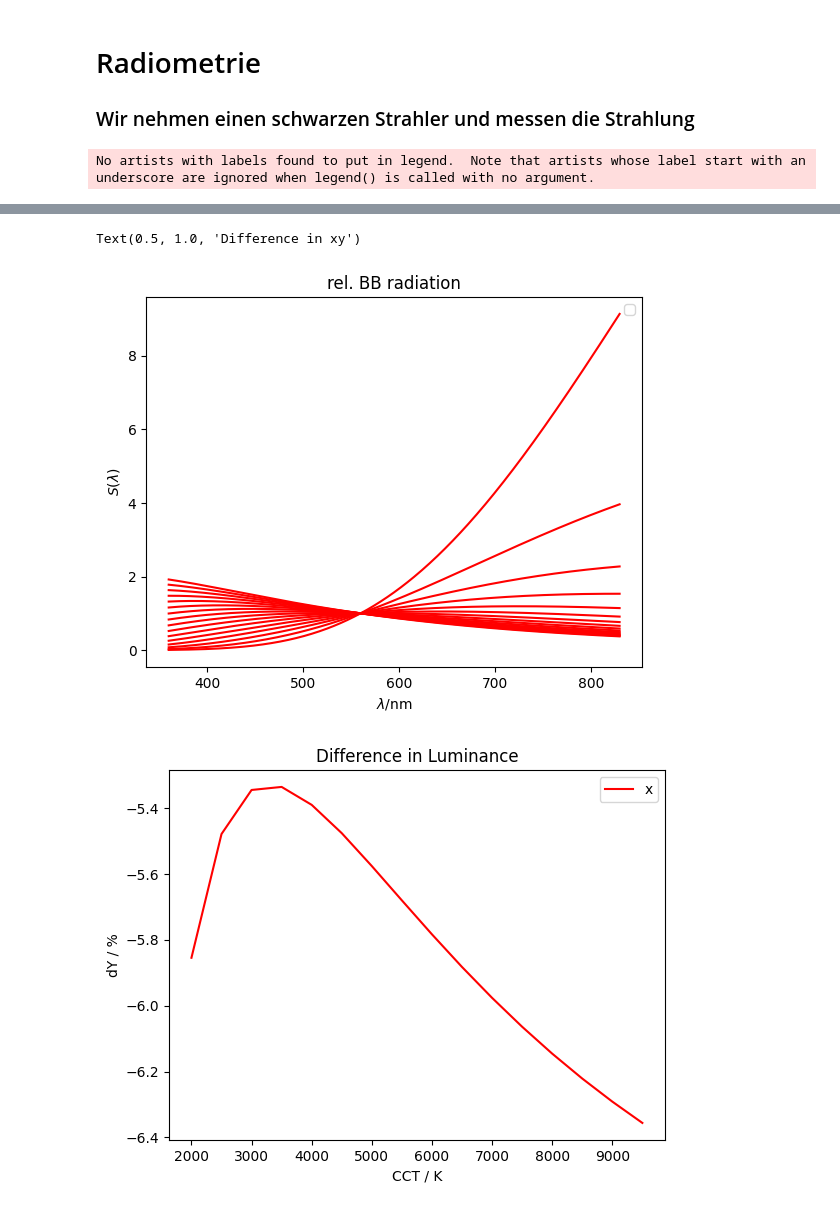
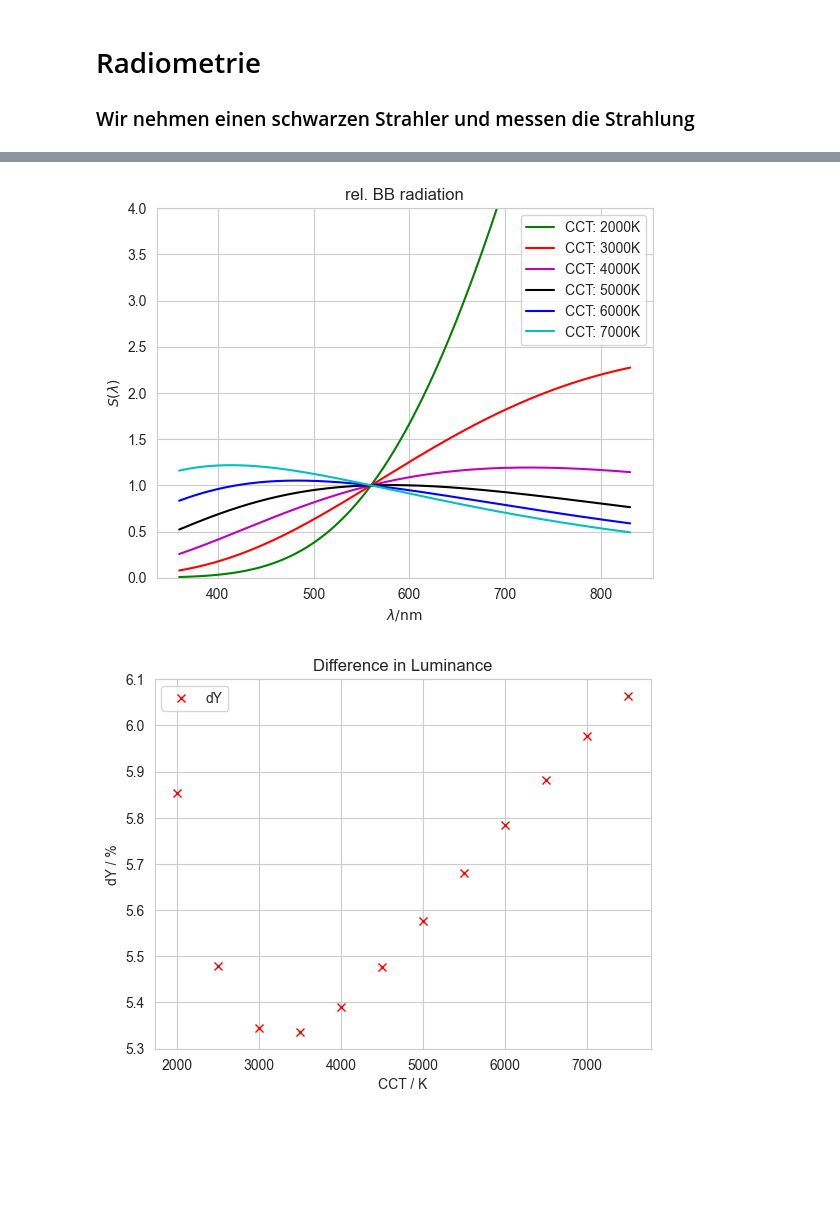
Before and after one commit to empir19nrm02/empir19nrm02, a Jupyter notebook: empir19nrm02/Jupyter/VLambda100.ipynb, the cells around one changed output, grey strips where cells are left out. Drawn from its saved outputs; the diff is of its cells as text; code cells hidden in the pictures; blank space fills up the shorter version.

```diff
--- a/empir19nrm02/Jupyter/VLambda100.ipynb
+++ b/empir19nrm02/Jupyter/VLambda100.ipynb
@@ -128,6 +138,9 @@ What is included here (including the new once)?
 * Show name
 * Plot compared to th CIE_1931_2° standard observer
 # %%
+ax = plot_cmf2()
+ax.set_title('CIE1931_2° Spectral Luminous Efficiency Functions')
+save_fig( out_dir, 'VL_' + 'org')
 for cmf in cmfSelection[1:]:
     ax = plot_cmf2()
     plot_cmf2(name=cmf, ax=ax, cmf_symbols = ['x'+colorData[cmf]['name'], 'y'+colorData[cmf]['name'], 'z'+colorData[cmf]['name']], spdmax=2)
@@ -192,7 +206,7 @@ for spd in ['PHOTOLED', 'MONOLED']:
     DataCSpace1=lx.xyz_to_Yxy(lx.spd_to_xyz(_spectra, cieobs='2006_2', relative=False))
 
     fig, ax = pyplot.subplots()
-    diffData =DataCSpace0- DataCSpace1
+    diffData =DataCSpace1- DataCSpace0
     if 'MONOLED' in spd:
         ax.plot( diffData.T[1], 'r.', label='x')
         ax.plot( diffData.T[2], 'g.', label='y')
@@ -207,7 +221,7 @@ for spd in ['PHOTOLED', 'MONOLED']:
     ax.set_title('Difference in xy')
     save_fig(out_dir, spd + 'D_xy')
 
-    YDiff = (DataCSpace0.T[0]- DataCSpace1.T[0])/DataCSpace0.T[0]*100
+    YDiff = (DataCSpace1.T[0]- DataCSpace0.T[0])/DataCSpace0.T[0]*100
     fig1, ax1 = pyplot.subplots()
     if 'MONOLED' in spd:
         ax1.plot( YDiff, 'r.')
@@ -216,6 +230,8 @@ for spd in ['PHOTOLED', 'MONOLED']:
         ax1.plot( cct, YDiff, 'r.')
         ax1.set_xlim( (0, 10000))
         ax1.set_xlabel('CCT / K')
+        YDiffPL = YDiff
+        cctPL = cct
     ax1.set_title('rel. Difference in Y')
     ax1.set_ylabel('dY / %')
     save_fig(out_dir, spd + '_Yrel')
@@ -230,37 +260,36 @@ for spd in ['PHOTOLED', 'MONOLED']:
 # Radiometrie
 ### Wir nehmen einen schwarzen Strahler und messen die Strahlung
 # %%
-cct_range = [3000, 4000, 5000, 6000, 7000, 8000, 9000, 10000]
-cct_range = np.arange(2000, 10000, 500)
+cct_range = [3000, 4000, 5000, 6000, 7000, 8000]
+cct_range = np.arange(2000, 8000, 500)
 fig, ax = pyplot.subplots()
 # lege eine Liste an, um die Werte zu speichern
 Yxy_1932_2 = np.zeros((len(cct_range), 3))
 Yxy_2006_2 = np.zeros((len(cct_range), 3))
 for i, cct in enumerate(cct_range):
     s_bb=lx.blackbody( cct, lx._CMF['1931_2']['bar'][0], relative=True)
-    ax.plot( s_bb[0], s_bb[1], 'r-')
+    if cct % 1000 == 0:
+        ax.plot( s_bb[0], s_bb[1], colorIndex[i], label='CCT: ' + str(cct) + 'K')
     Yxy_1932_2[i] = lx.xyz_to_Yxy(lx.spd_to_xyz(s_bb, cieobs='1931_2', relative=False))
     Yxy_2006_2[i] = lx.xyz_to_Yxy(lx.spd_to_xyz(s_bb, cieobs='2006_2', relative=False))
 
-    # hier stimmen die Werte noch nicht :-(, die Leuchtdichte ist zu hoch
-    print( Yxy_1932_2[i], Yxy_2006_2[i])
-    print( 'dx,dy:',(Yxy_1932_2[i] - Yxy_2006_2[i])[1:])
-    print( 'dY:', ((Yxy_1932_2[i] - Yxy_2006_2[i])/Yxy_1932_2[i])[0])
-
 ax.set_xlabel('$\lambda / \mathrm{nm}$')
 ax.set_ylabel('$S(\lambda)$')
+ax.set_ylim( (0, 4))
 ax.legend()
 ax.set_title('rel. BB radiation')
+save_fig(out_dir, 'BB_radiation')
 
 fig, ax = pyplot.subplots()
-dYdata = ((Yxy_1932_2[:] - Yxy_2006_2[:])/Yxy_1932_2[:])[:,0]*100
-dx_data = ((Yxy_1932_2[:] - Yxy_2006_2[:])/Yxy_1932_2[:])[:,1]
-dy_data = ((Yxy_1932_2[:] - Yxy_2006_2[:])/Yxy_1932_2[:])[:,2]
-ax.plot( cct_range, dYdata, 'r-', label='x')
+dYdata = ((Yxy_2006_2[:]-Yxy_1932_2[:])/Yxy_1932_2[:])[:,0]*100
+dx_data = ((Yxy_2006_2[:]-Yxy_1932_2[:])/Yxy_1932_2[:])[:,1]
+dy_data = ((Yxy_2006_2[:]-Yxy_1932_2[:])/Yxy_1932_2[:])[:,2]
+ax.plot( cct_range, dYdata, 'rx', label='dY')
 ax.set_xlabel('CCT / K')
 ax.set_ylabel('dY / %')
 ax.legend()
 ax.set_title('Difference in Luminance')
+save_fig(out_dir, 'BB_radiation_diffY')
 
 fig, ax = pyplot.subplots()
 ax.plot( cct_range, dx_data, 'rx', label='dx')
@@ -269,5 +298,5 @@ ax.set_xlabel('CCT / K')
 ax.set_ylabel('dx, dy')
 ax.legend()
 ax.set_title('Difference in xy')
+save_fig(out_dir, 'BB_radiation_diffxy')
 # %% [output]
-No artists with labels found to put in legend.  Note that artists whose label start with an underscore are ignored when legend() is called with no argument.
@@ -291,3 +303,2 @@ dY: -0.0635598005389558
-Text(0.5, 1.0, 'Difference in xy')
-[figure, old version]
+[figure, new version]
-[figure, old version]
+[figure, new version]
```
Also changed, not shown: parts of 26 cells of this notebook.
